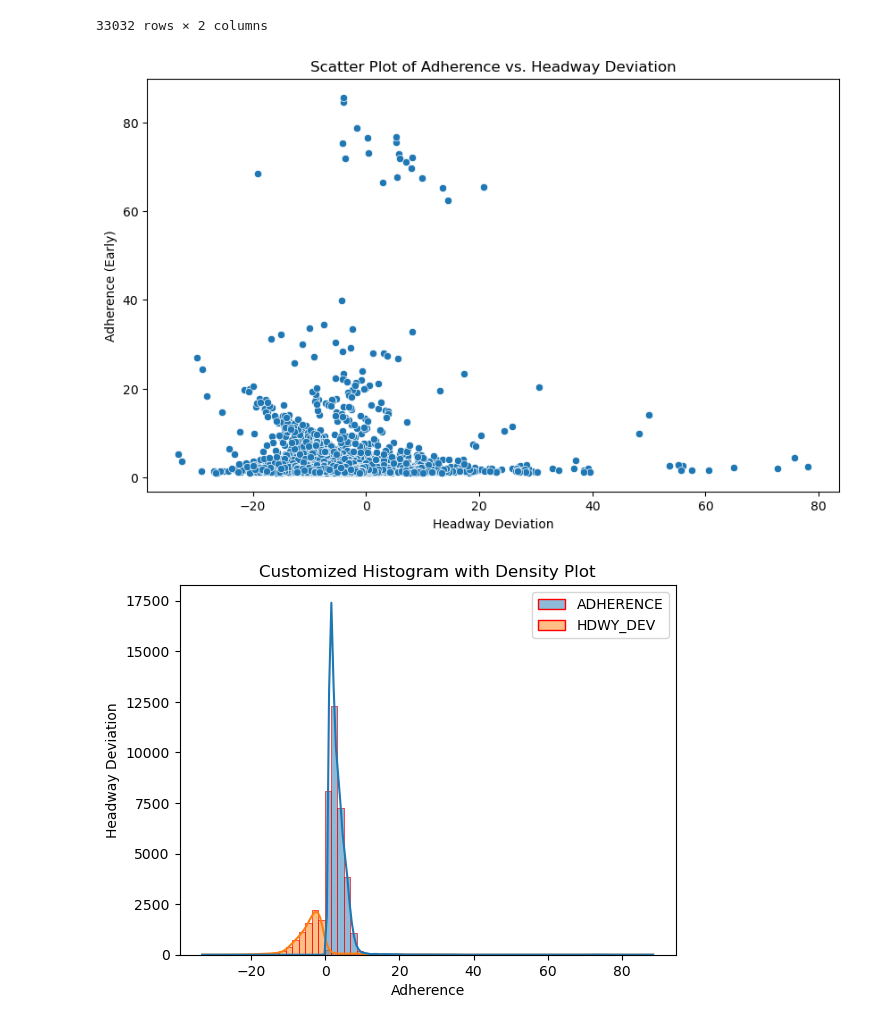
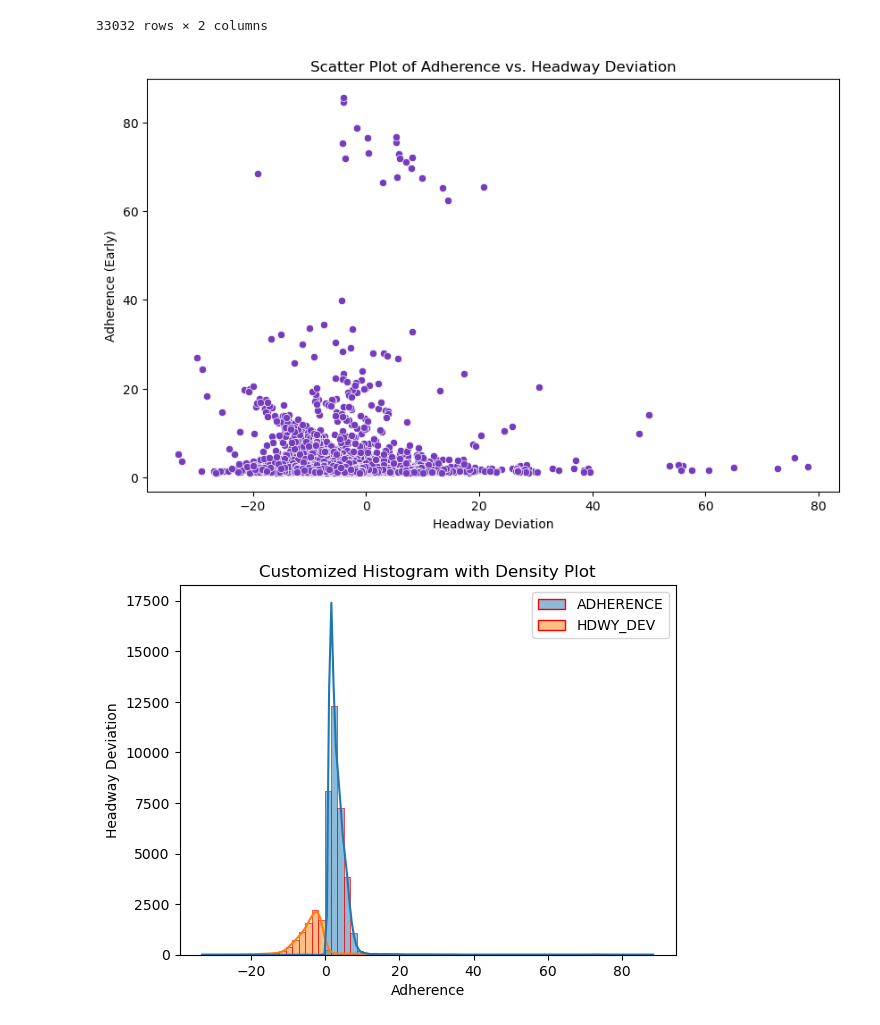
Before and after one commit to NSS-Data-Analytics-Cohort-12/wego-python-da12-javascript-express, a Jupyter notebook: notebooks/WeGo_javascript_express.ipynb, the cells around one changed output. Saved outputs shown, nothing was run; the diff lists cells and outputs as text; code cells hidden in the pictures.

Commit message:
number 5 graph

```diff
--- a/notebooks/WeGo_javascript_express.ipynb
+++ b/notebooks/WeGo_javascript_express.ipynb
@@ -299,13 +317,13 @@ early_ad
 33032 rows × 2 columns
 # %%
 plt.figure(figsize=(10, 6))
-sns.scatterplot(x='HDWY_DEV', y='ADHERENCE', data=early_ad)
+sns.scatterplot(x='HDWY_DEV', y='ADHERENCE', data=early_ad, color='#753CBE')
 plt.title('Scatter Plot of Adherence vs. Headway Deviation')
 plt.xlabel('Headway Deviation')
 plt.ylabel('Adherence (Early)')
 plt.show()
 # %% [output]
-[figure, old version]
+[figure, new version]
 # %%
 sns.histplot(early_ad, bins=70, kde=True, color='lightgreen', edgecolor='red')
 
```
Also changed, not shown: parts of 4 cells of this notebook.
